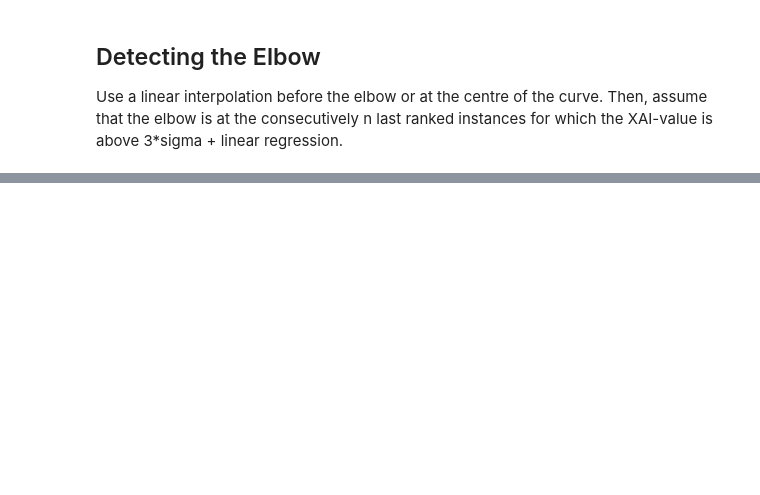
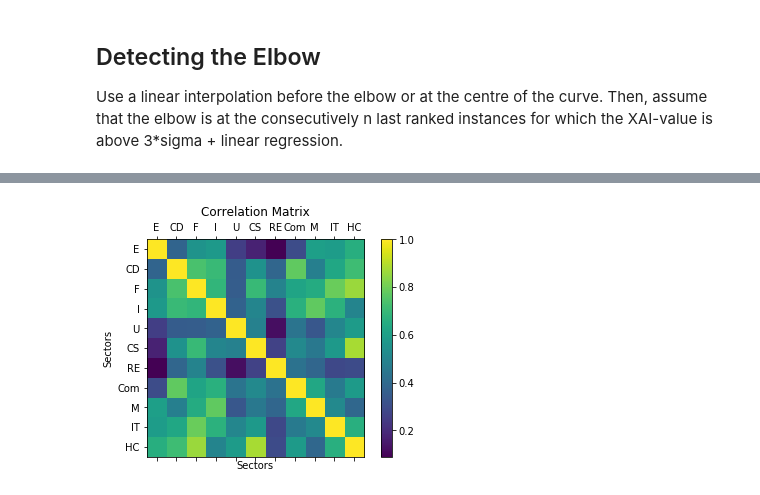
Before and after one commit to TobiasW1891/Finance, a Jupyter notebook: Hierarchichal Clustering Sector Data.ipynb, the cells around one changed output, grey strips where cells are left out. Cells and saved outputs as stored; diff of their text form; code cells hidden in the pictures; blank space fills up the shorter version.

```diff
--- a/Hierarchichal Clustering Sector Data.ipynb
+++ b/Hierarchichal Clustering Sector Data.ipynb
@@ -928,0 +1041,20 @@ for j in range(nKM):
+# %%
+def plot_matrix(m, title='Correlation Matrix', cmap=plt.cm.Blues, labels=None):
+    fig = plt.figure()
+    ax = fig.add_subplot(111)
+    cax = ax.matshow(m)
+    plt.title(title,y=1.08)
+    fig.colorbar(cax)
+    if labels:
+        ax.set_xticklabels([''] + labels)
+        ax.set_yticklabels([''] + labels)
+        ax.xaxis.set_major_locator(ticker.MultipleLocator(1))
+        ax.yaxis.set_major_locator(ticker.MultipleLocator(1))
+    plt.xlabel('Sectors')
+    plt.ylabel('Sectors')
+    plt.show()
+
+plot_matrix(ReverseDiag(CorrMatrices[1,:]),
+           labels = Names)
+# %% [output]
+[figure, added]
```
Also changed, not shown: parts of 54 cells of this notebook.
